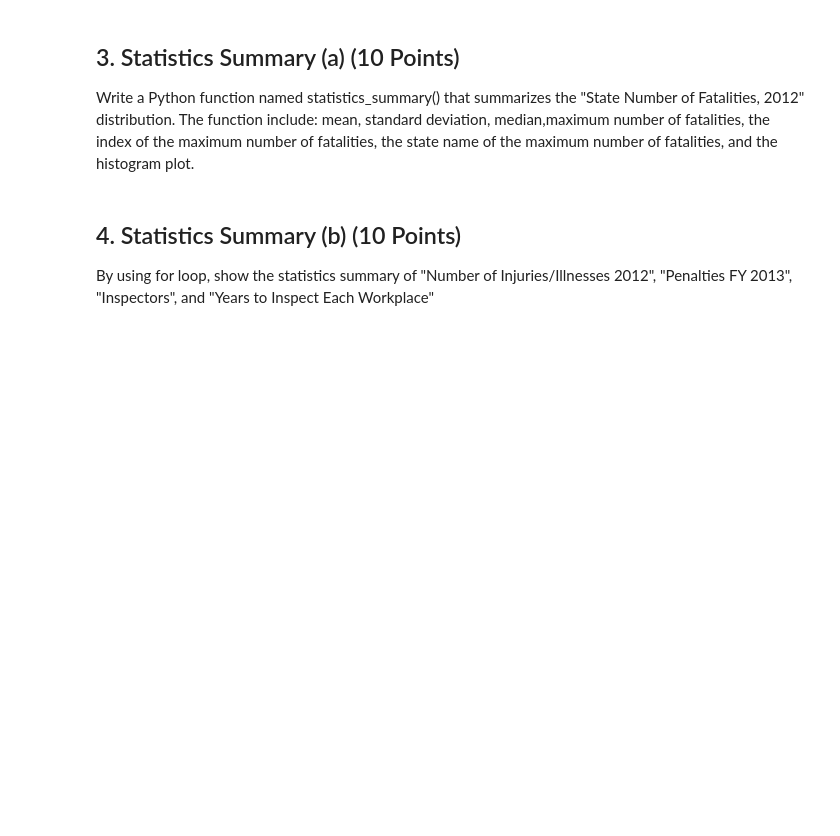
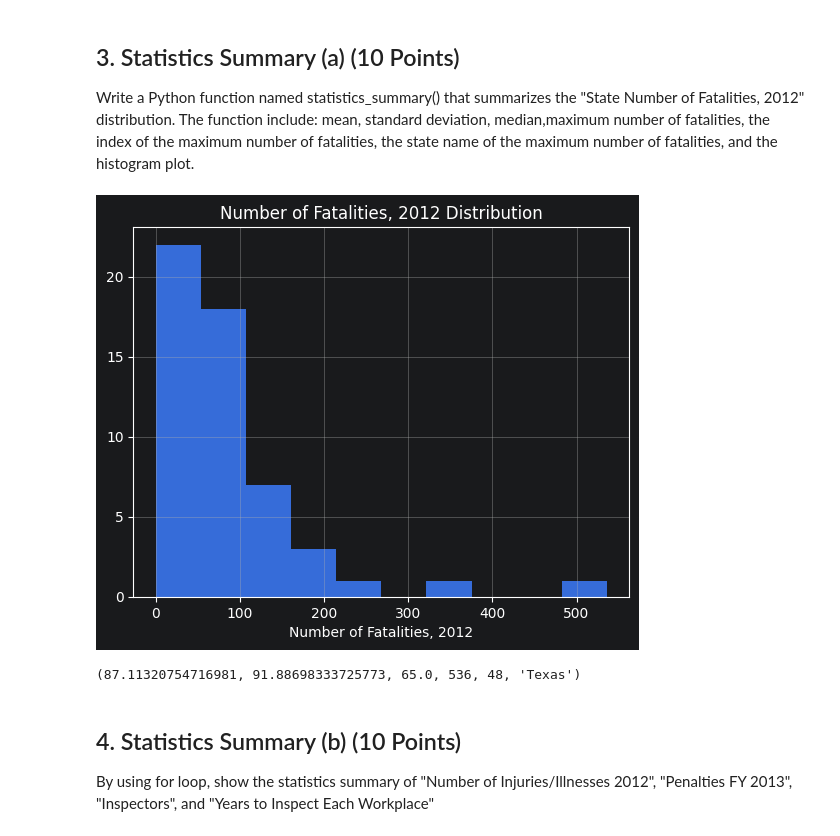
Before and after one commit to radtothebone/data-science-3402, a Jupyter notebook: Lab 6/herrera_christian_lab6.ipynb, the cells around one changed output. Saved outputs shown, nothing was run; the diff lists cells and outputs as text; code cells hidden in the pictures; blank space fills up the shorter version.

```diff
--- a/Lab 6/herrera_christian_lab6.ipynb
+++ b/Lab 6/herrera_christian_lab6.ipynb
@@ -79,6 +81,28 @@ df.head()
 # %% [markdown]
 ## 3. Statistics Summary (a) (10 Points)
 Write a Python function named statistics_summary() that summarizes the "State	Number of Fatalities, 2012" distribution. The function include: mean, standard deviation, median,maximum number of fatalities, the index of the maximum number of fatalities, the state name of the maximum number of fatalities, and the histogram plot.
+# %%
+import matplotlib.pyplot as plt
+
+def statistics_summary(func_df, column):
+    func_df = func_df[func_df['State'] != 'Total or National, Average']  # Removing an unneeded row
+    max_state = func_df.sort_values(column, ascending=False).iloc[0, :]
+    max_state_name = max_state['State']
+    max_state_val = int(max_state[column])
+    max_state_index = int(max_state.name)
+
+    func_col = func_df[column]
+    func_col.hist()
+    plt.title(f'{column} Distribution')
+    plt.xlabel(column)
+    plt.show()
+
+    return float(func_col.mean()), float(func_col.std()), float(func_col.median()), max_state_val, max_state_index, max_state_name
+
+statistics_summary(df, 'Number of Fatalities, 2012')
+# %% [output]
+[figure, added]
+(87.11320754716981, 91.88698333725773, 65.0, 536, 48, 'Texas')
 # %% [markdown]
 ## 4. Statistics Summary (b) (10 Points)
 
```
Also changed, not shown: parts of 2 cells of this notebook.
